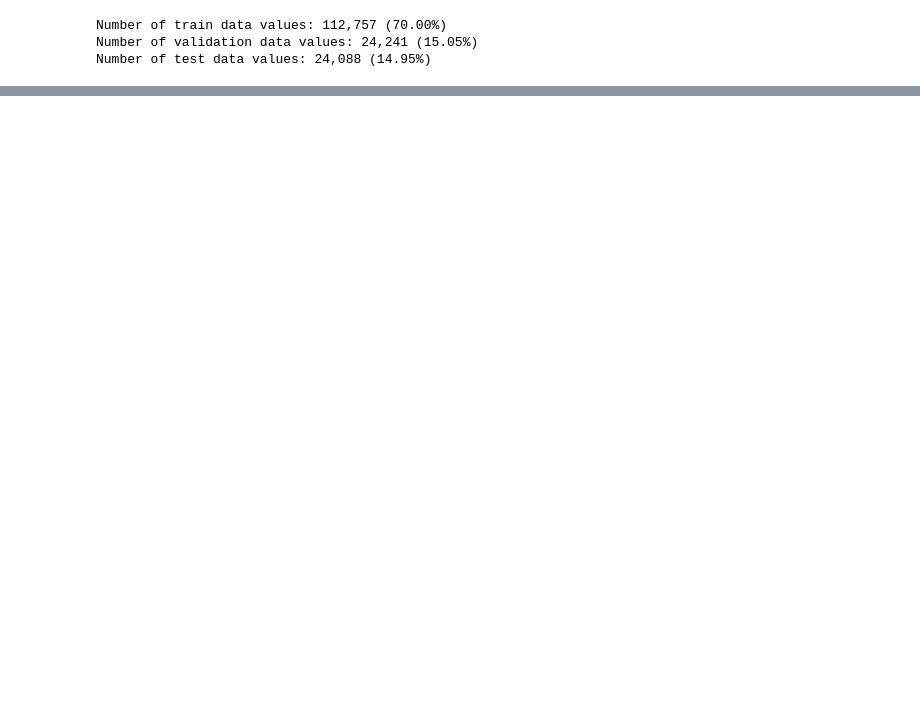
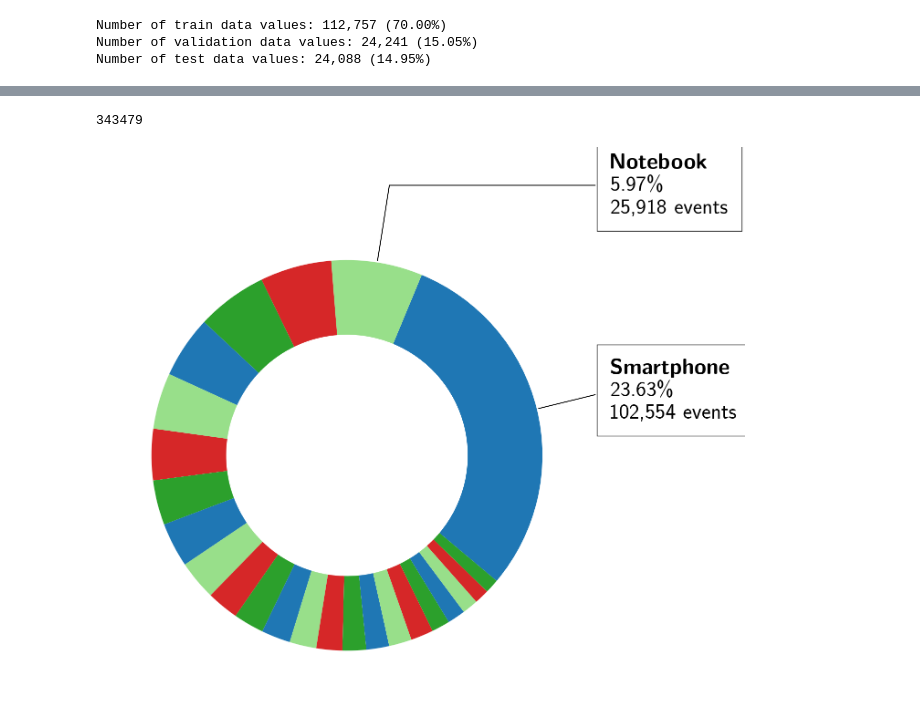
Before and after one commit to WSzP/uxml-ecommerce, a Jupyter notebook: eda-fe-rees46-purchase.ipynb, the cells around one changed output, grey strips where cells are left out. Drawn from its saved outputs; the diff is of its cells as text; code cells hidden in the pictures; blank space fills up the shorter version.

```diff
--- a/eda-fe-rees46-purchase.ipynb
+++ b/eda-fe-rees46-purchase.ipynb
@@ -369,0 +375,3 @@ Number of test data values: 24,088 (14.95%)
+# %%
+event_counts = df.csd.value_counts()[:num_categories]
+event_counts
@@ -369,0 +396,42 @@ Number of test data values: 24,088 (14.95%)
+# %%
+event_counts.sum()
+# %% [output]
+343479
+# %%
+fig, ax = plt.subplots(figsize=(16, 9), subplot_kw=dict(aspect="equal"))
+# W - width; P - precision; B - bold; N - normal
+W = 2
+P = 2
+E = 'events'
+
+event_perc = df.csd.value_counts(normalize=True)[:num_categories] * 100
+event_type_legend = [r"\textbf{Smartphone}"+f"\n{event_perc['electronics.smartphone']:{W}.{P}f}\%\n{event_counts['electronics.smartphone']:,} {E}",
+                     r"\textbf{Notebook}"+f"\n{event_perc['computers.notebook']:{W}.{P}f}\%\n{event_counts['computers.notebook']:,} {E}",
+#                     r"\textbf{Refrigerator}"+f"\n{event_perc['appliances.kitchen.refrigerators']:{W}.{P}f}\%\n{event_counts['appliances.kitchen.refrigerators']:,} {E}",
+#                      r"\textbf{Purchased}"+f"\n{event_perc['purchase']:{W}.{P}f}\%\n{event_counts['purchase']:,} {E}"
+                    ]
+
+cmap = plt.get_cmap("tab20")
+wedges, texts = ax.pie(event_counts, wedgeprops=dict(width=0.382), textprops=dict(color="w"), startangle=-40, colors=cmap([0,5,6,4]))
+
+bbox_props = dict(boxstyle="square,pad=0.618", fc="w", ec="k", lw=0.72)
+kw = dict(arrowprops=dict(arrowstyle="-"),
+          bbox=bbox_props, zorder=0, va="center")
+
+for i, p in enumerate(wedges):
+    ang = (p.theta2 - p.theta1)/2. + p.theta1
+    y = np.sin(np.deg2rad(ang))
+    x = np.cos(np.deg2rad(ang))
+    horizontalalignment = {-1: "right", 1: "left"}[int(np.sign(x))]
+    connectionstyle = "angle,angleA=0,angleB={}".format(ang)
+    kw["arrowprops"].update({"connectionstyle": connectionstyle})
+    if i <2:
+        ax.annotate(event_type_legend[i], xy=(x, y), xytext=(1.35*np.sign(x), 1.4*y),horizontalalignment=horizontalalignment, **kw)
+fig.set_facecolor('w')
+# ax.set_title("Logged user events")
+plt.tight_layout()
+fig.savefig(EXPORT_DIR+'purchase-percentage-of-events.png',dpi=300)
+fig.savefig(EXPORT_DIR+'purchase-percentage-of-events.pdf')
+plt.show()
+# %% [output]
+[figure, added]
```
Also changed, not shown: parts of 10 cells of this notebook, 9 other files.
